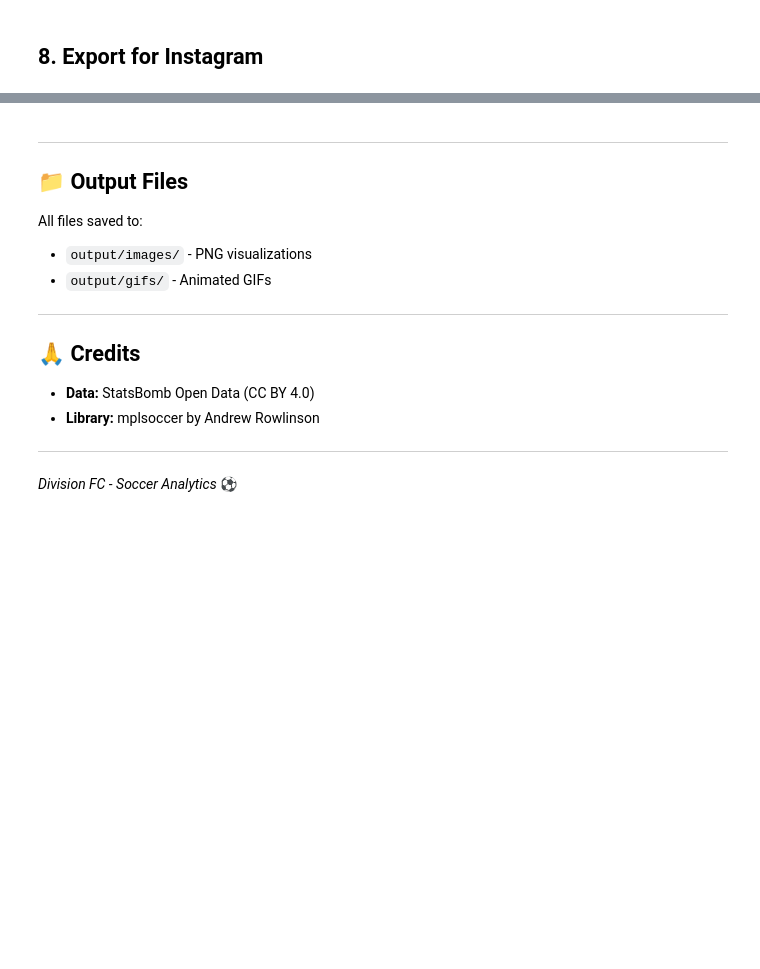
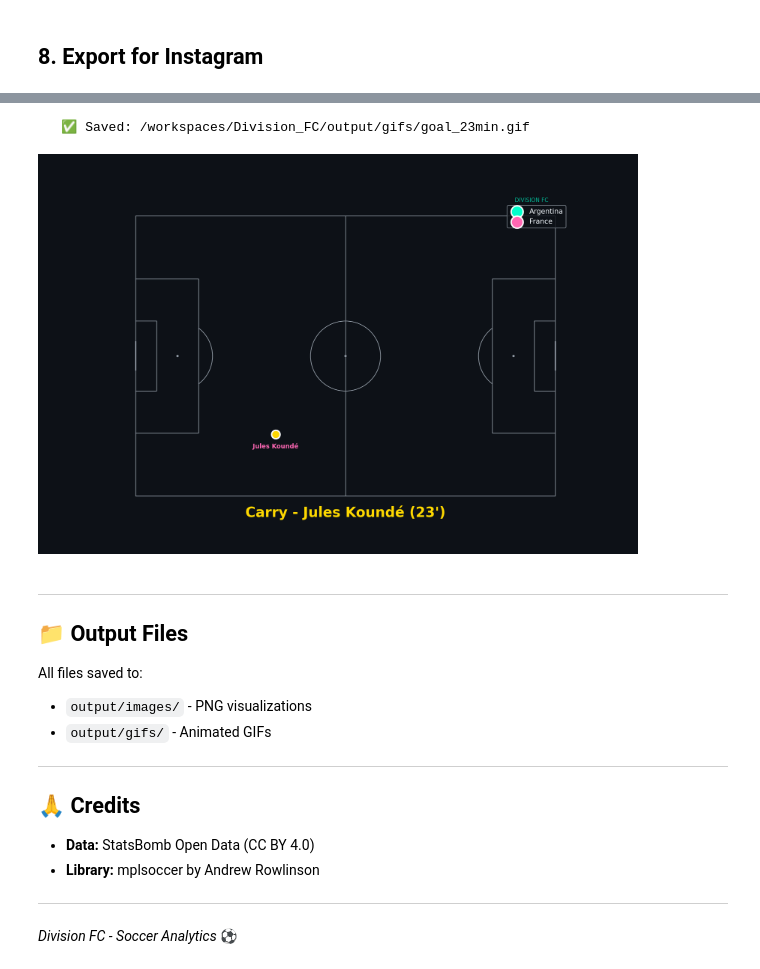
Before and after one commit to gabiyanu/Division_FC, a Jupyter notebook: notebooks/analysis.ipynb, the cells around one changed output, grey strips where cells are left out. Cells and saved outputs as stored; diff of their text form; code cells hidden in the pictures; blank space fills up the shorter version.

```diff
--- a/notebooks/analysis.ipynb
+++ b/notebooks/analysis.ipynb
@@ -153,0 +238,29 @@ print(f"   Story: {IMAGES_DIR / 'instagram_story.png'}")
+# %%
+# Create Goal Animation
+import pandas as pd
+from run_analysis import create_goal_animation
+from src.data.loader import get_goals
+from config.match_config import get_match_data, get_home_team, get_away_team, GIFS_DIR
+
+events, match_info = get_match_data()
+home_team = get_home_team()
+away_team = get_away_team()
+
+# Get all goals
+goals = get_goals(events)
+
+# Create animations for each team's first goal
+home_goals = goals[goals['team_name'] == home_team]
+away_goals = goals[goals['team_name'] == away_team]
+
+print("🎬 Creating goal animations...")
+
+if len(home_goals) > 0:
+    goal_minute = int(home_goals.iloc[0]['minute'])
+    create_goal_animation(events, goal_minute, home_team, f"{home_team.lower().replace(' ', '_')}_goal.gif")
+
+if len(away_goals) > 0:
+    goal_minute = int(away_goals.iloc[0]['minute'])
+    create_goal_animation(events, goal_minute, away_team, f"{away_team.lower().replace(' ', '_')}_goal.gif")
+
+print("✅ Animations saved to output/gifs/")
@@ -154,3 +288,13 @@ print(f"   Story: {IMAGES_DIR / 'instagram_story.png'}")
+# %%
+# Create animation for a specific goal minute
+goal_minute = 23  # Change this to any goal minute
+team = "Argentina"  # Change to the scoring team
+
+create_goal_animation(events, goal_minute, team, f"goal_{goal_minute}min.gif")
+display(Image(filename=str(GIFS_DIR / f"goal_{goal_minute}min.gif"), width=600))
+# %% [output]
+   ✅ Saved: /workspaces/Division_FC/output/gifs/goal_23min.gif
+[figure, added]
 # %% [markdown]
 ---
 
```
Also changed, not shown: parts of 13 cells of this notebook, 15 other files.
